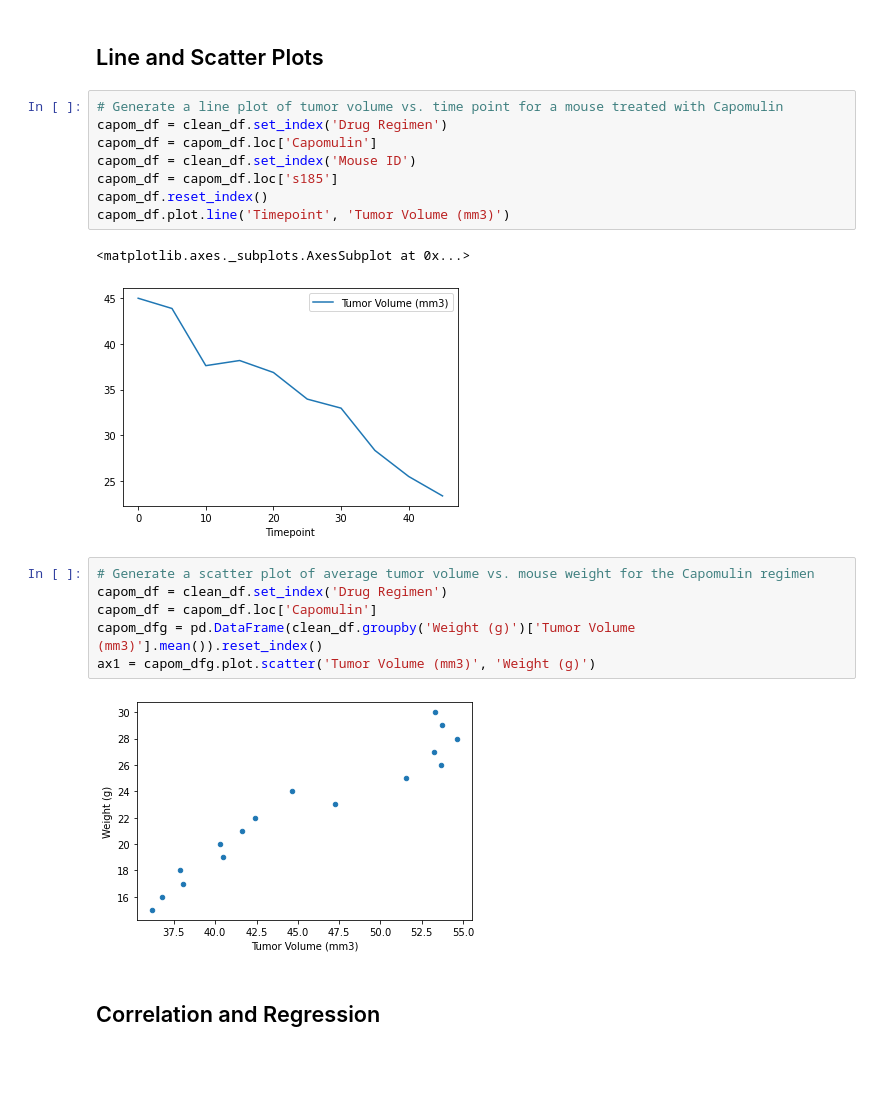
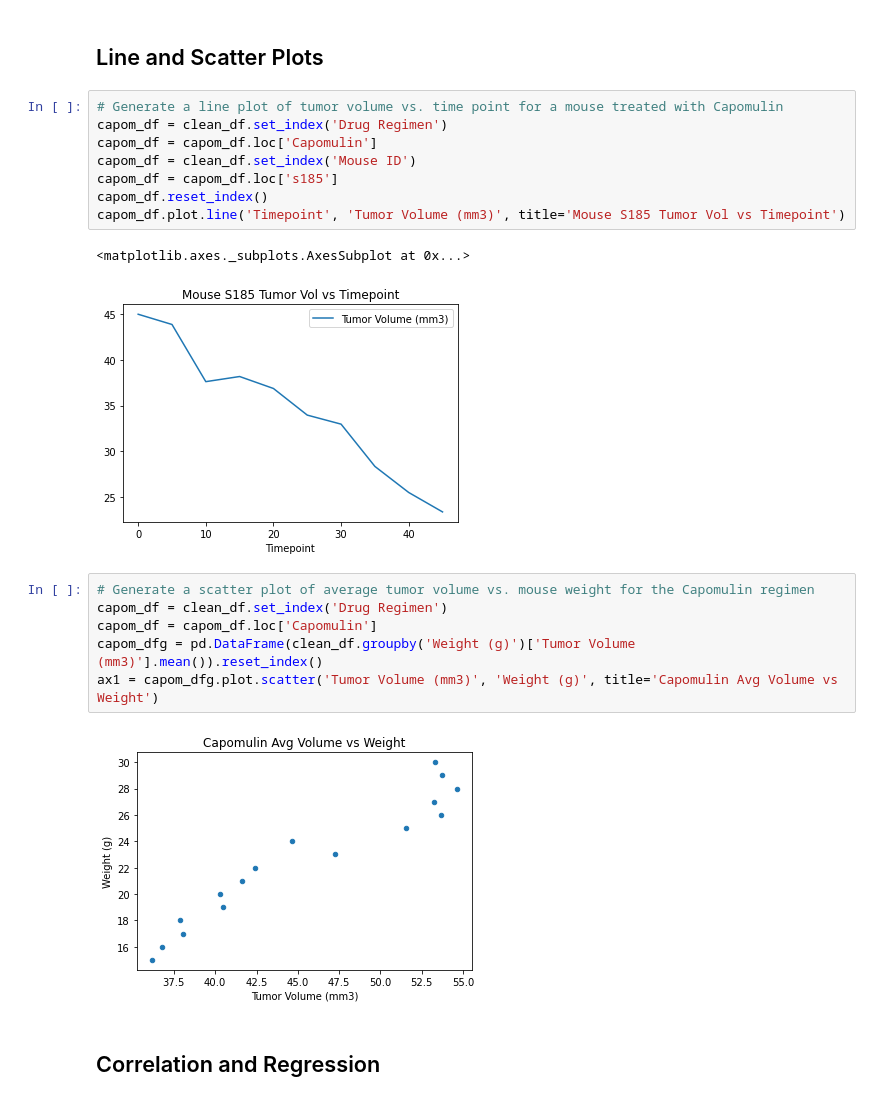
Before and after one commit to Stencoss/MatplotlibChallenge, a Jupyter notebook: pymaceuticals_starter.ipynb, the cells around one changed output. Drawn from its saved outputs; the diff is of its cells as text; blank space fills up the shorter version.

```diff
--- a/pymaceuticals_starter.ipynb
+++ b/pymaceuticals_starter.ipynb
@@ -245,22 +241,22 @@ AttributeError: 'numpy.ndarray' object has no attribute 'boxplot'
 # %%
 # Generate a line plot of tumor volume vs. time point for a mouse treated with Capomulin
 capom_df = clean_df.set_index('Drug Regimen')
 capom_df = capom_df.loc['Capomulin']
 capom_df = clean_df.set_index('Mouse ID')
 capom_df = capom_df.loc['s185']
 capom_df.reset_index()
-capom_df.plot.line('Timepoint', 'Tumor Volume (mm3)')
+capom_df.plot.line('Timepoint', 'Tumor Volume (mm3)', title='Mouse S185 Tumor Vol vs Timepoint')
 # %% [output]
 <matplotlib.axes._subplots.AxesSubplot at 0x...>
-[figure, old version]
+[figure, new version]
 # %%
 # Generate a scatter plot of average tumor volume vs. mouse weight for the Capomulin regimen
 capom_df = clean_df.set_index('Drug Regimen')
 capom_df = capom_df.loc['Capomulin']
 capom_dfg = pd.DataFrame(clean_df.groupby('Weight (g)')['Tumor Volume (mm3)'].mean()).reset_index()
-ax1 = capom_dfg.plot.scatter('Tumor Volume (mm3)', 'Weight (g)')
+ax1 = capom_dfg.plot.scatter('Tumor Volume (mm3)', 'Weight (g)', title='Capomulin Avg Volume vs Weight')
 # %% [output]
-[figure, old version]
+[figure, new version]
 # %% [markdown]
 ## Correlation and Regression
 # %%
```
Also changed, not shown: parts of 9 cells of this notebook.
